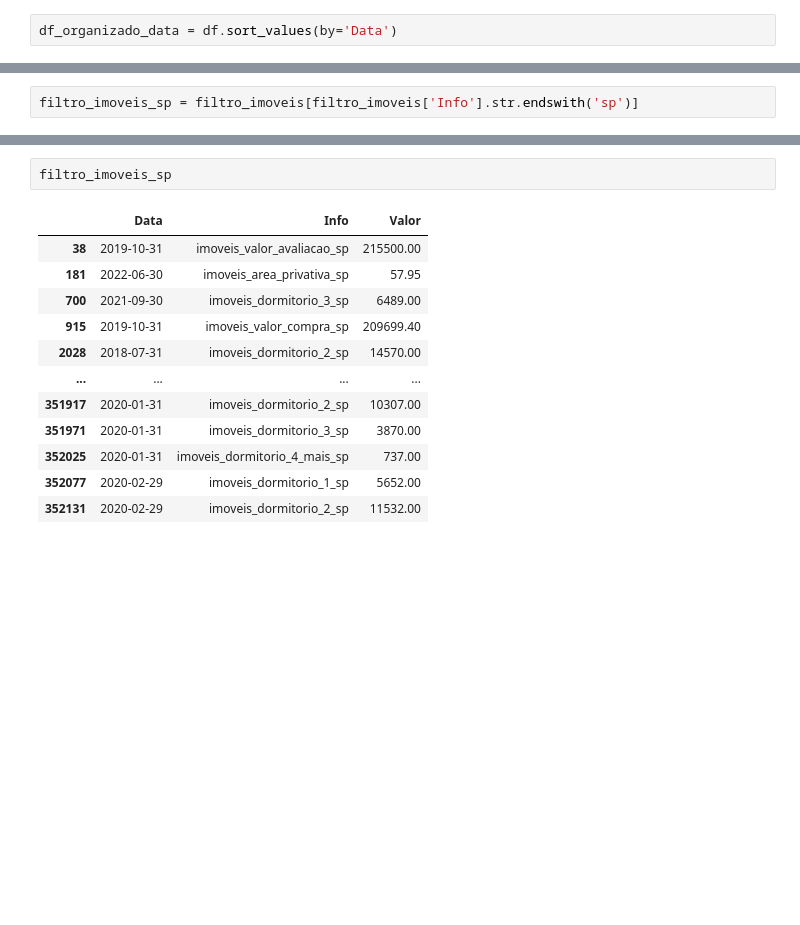
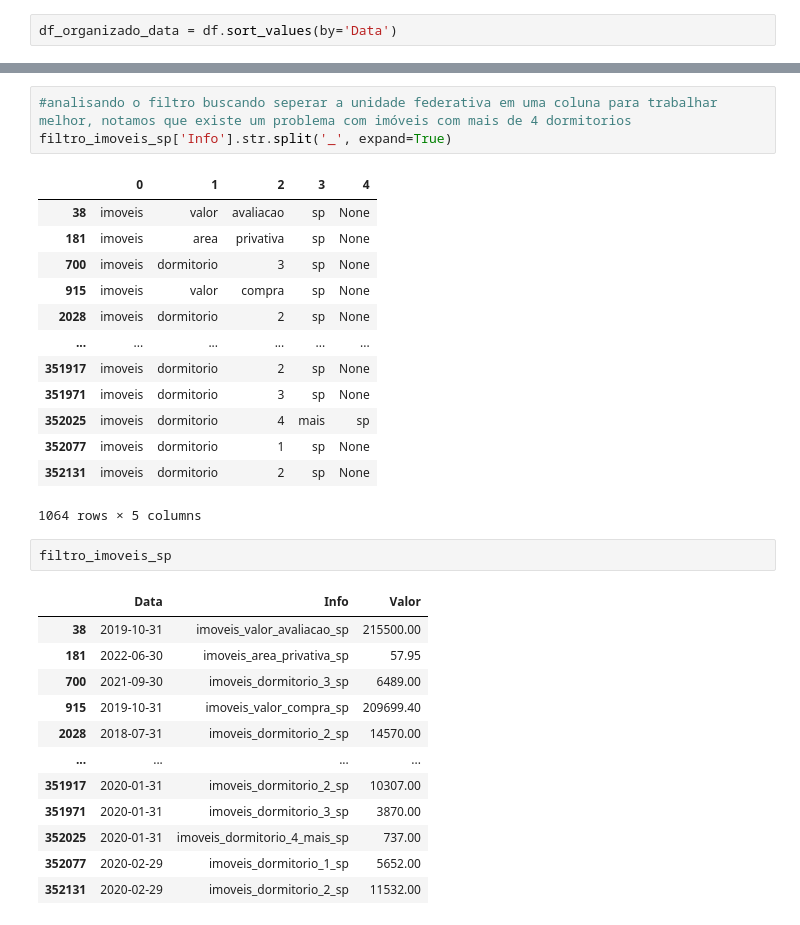
Before and after one commit to Dogix11/projeto_dados_imobiliarios, a Jupyter notebook: Pojeto.ipynb, the cells around one changed output, grey strips where cells are left out. Saved outputs shown, nothing was run; the diff lists cells and outputs as text; blank space fills up the shorter version.

```diff
--- a/Pojeto.ipynb
+++ b/Pojeto.ipynb
@@ -96,3 +120 @@ Valor    8264
 dtype: int64
-# %%
-filtro_imoveis_sp = filtro_imoveis[filtro_imoveis['Info'].str.endswith('sp')]
@@ -99,3 +207,20 @@ filtro_imoveis_sp = filtro_imoveis[filtro_imoveis['Info'].str.endswith('sp')]
+# %%
+#analisando o filtro buscando seperar a unidade federativa em uma coluna para trabalhar melhor, notamos que existe um problema com imóveis com mais de 4 dormitorios
+filtro_imoveis_sp['Info'].str.split('_', expand=True)
+# %% [output]
+|  | 0 | 1 | 2 | 3 | 4 |
+| 38 | imoveis | valor | avaliacao | sp | None |
+| 181 | imoveis | area | privativa | sp | None |
+| 700 | imoveis | dormitorio | 3 | sp | None |
+| 915 | imoveis | valor | compra | sp | None |
+| 2028 | imoveis | dormitorio | 2 | sp | None |
+| ... | ... | ... | ... | ... | ... |
+| 351917 | imoveis | dormitorio | 2 | sp | None |
+| 351971 | imoveis | dormitorio | 3 | sp | None |
+| 352025 | imoveis | dormitorio | 4 | mais | sp |
+| 352077 | imoveis | dormitorio | 1 | sp | None |
+| 352131 | imoveis | dormitorio | 2 | sp | None |
+1064 rows × 5 columns
 # %%
 filtro_imoveis_sp
 # %% [output]
```
Also changed, not shown: parts of 47 cells of this notebook, 2 other files.
